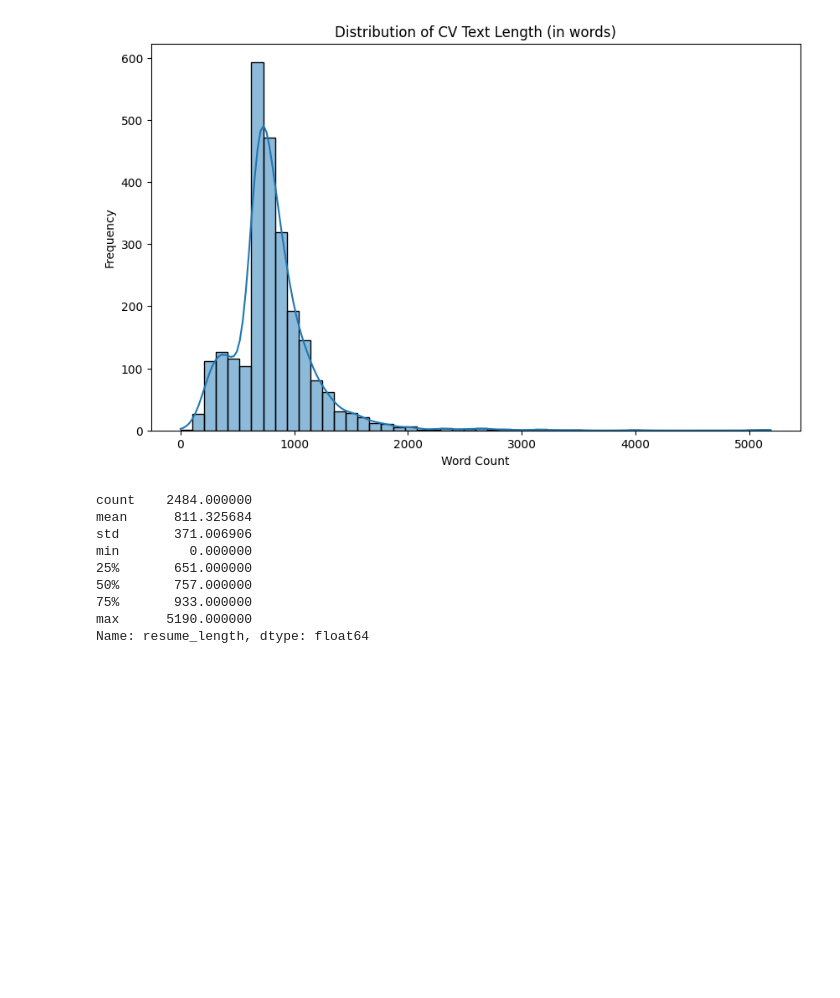
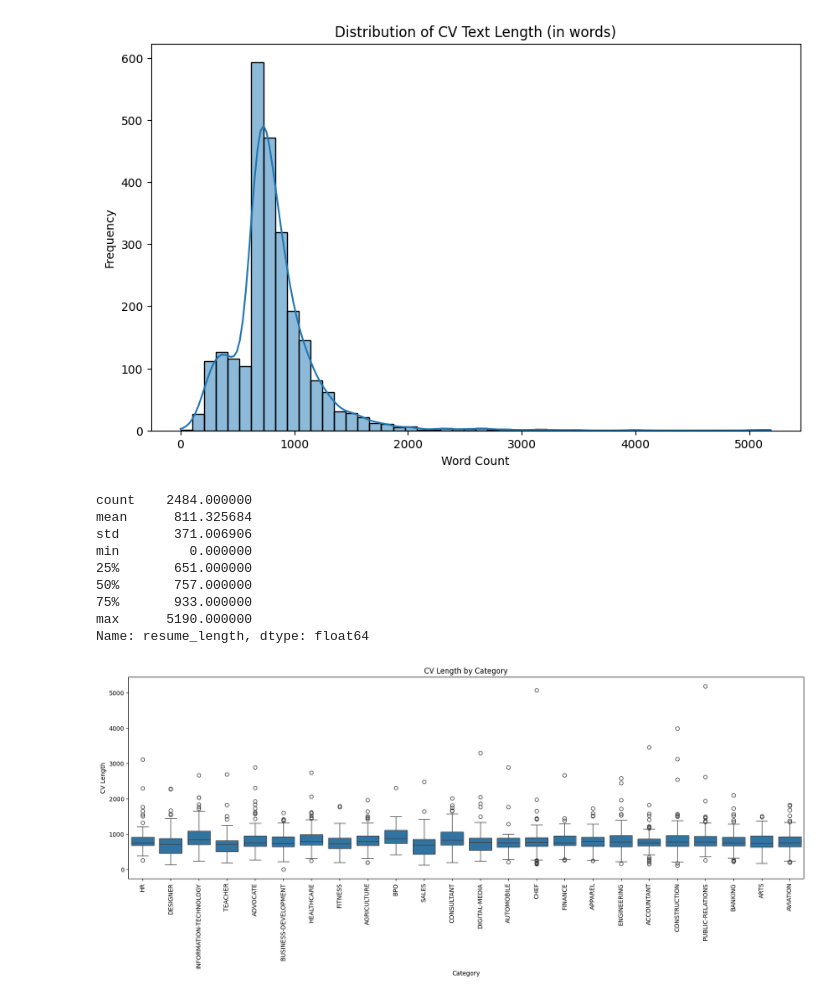
Before and after one commit to jaifm/cv-classification-project, a Jupyter notebook: notebooks/data_exploration.ipynb, the cells around one changed output. Drawn from its saved outputs; the diff is of its cells as text; code cells hidden in the pictures; blank space fills up the shorter version.

```diff
--- a/notebooks/data_exploration.ipynb
+++ b/notebooks/data_exploration.ipynb
@@ -131,0 +119,11 @@ plt.show()
+# %%
+# Plot a boxplot to show the distribution of CV lengths by category
+plt.figure(figsize=(20, 6))
+sns.boxplot(x='Category', y='resume_length', data=df)
+plt.xlabel('Category')
+plt.ylabel('CV Length')
+plt.title('CV Length by Category')
+plt.xticks(rotation=90)
+plt.show()
+# %% [output]
+[figure, added]
```
Also changed, not shown: parts of 5 cells of this notebook.
